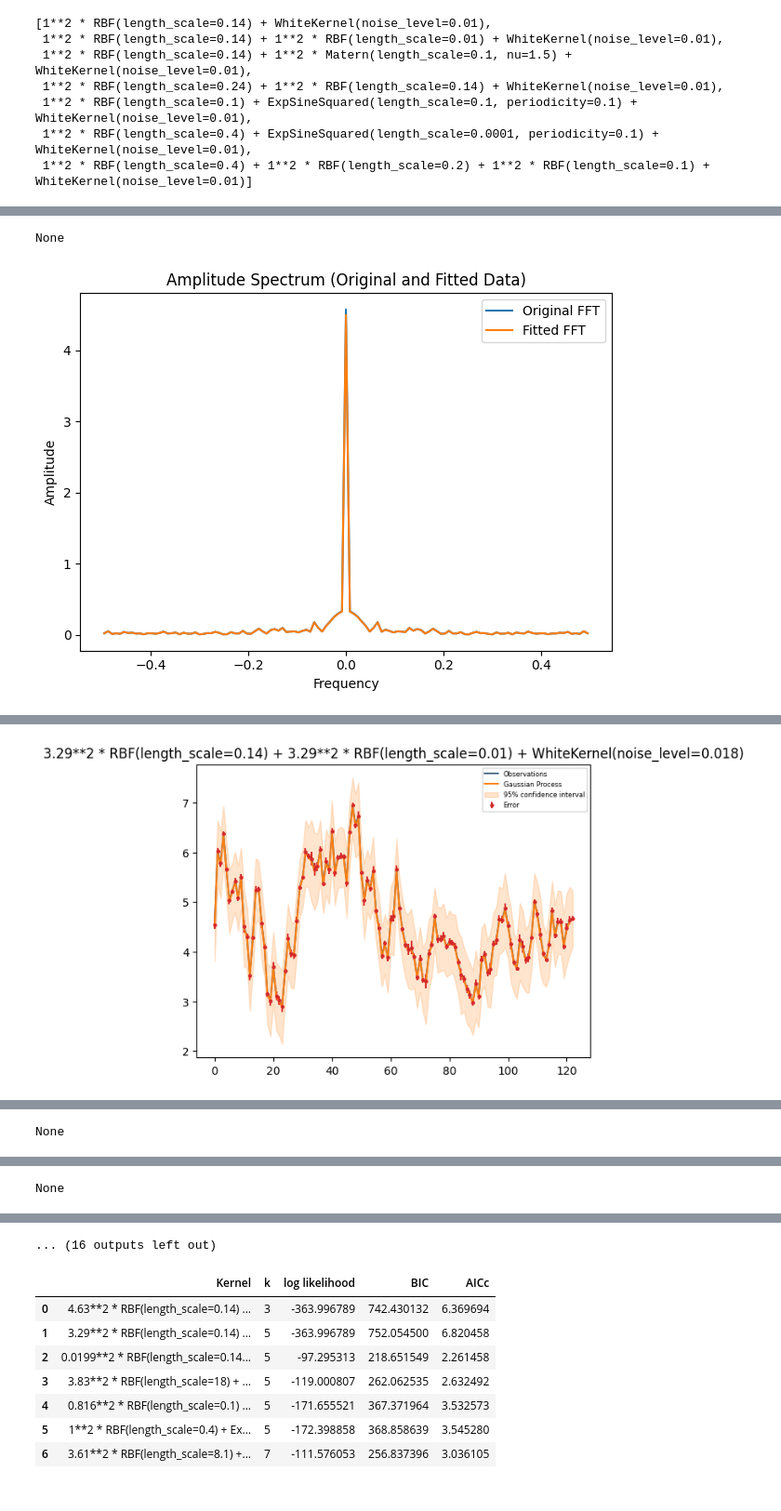
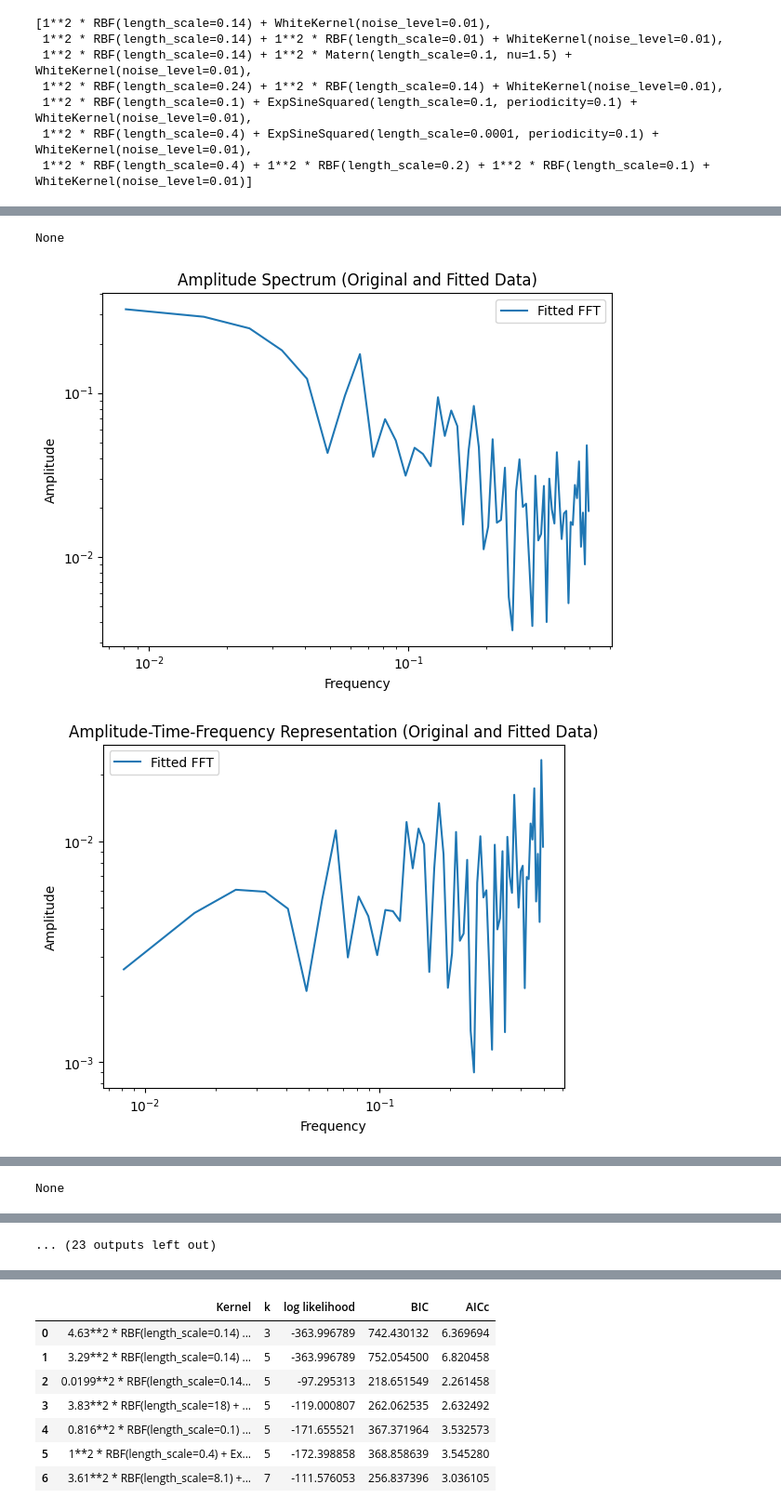
Before and after one commit to puneethegde72/Weighing-supermassive-black-holes-using-Gaussian-Processes, a Jupyter notebook: Weighing_Supermasive_backhole_project_final_final.ipynb, the cells around one changed output, grey strips where cells are left out. Shown at 93% size. Drawn from its saved outputs; the diff is of its cells as text; code cells hidden in the pictures.

```diff
--- a/Weighing_Supermasive_backhole_project_final_final.ipynb
+++ b/Weighing_Supermasive_backhole_project_final_final.ipynb
@@ -112,14 +112,15 @@ def compute_fft(t, y):
     freqs = np.fft.fftfreq(n, dt)  # Frequencies corresponding to FFT components
     fft_vals = fft(y)  # Compute FFT
 
-    # Shift the FFT output to center the zero frequency component
-    fft_vals_shifted = np.fft.fftshift(fft_vals)
-    freqs_shifted = np.fft.fftshift(freqs)
+    # Keep only positive frequencies (excluding zero) and corresponding FFT values
+    positive_nonzero_freq_indices = np.where((freqs > 0) & (fft_vals != 0))
+    freqs_positive_nonzero = freqs[positive_nonzero_freq_indices]
+    fft_vals_positive_nonzero = fft_vals[positive_nonzero_freq_indices]
 
-    amplitude = np.abs(fft_vals_shifted) / n
-    phase = np.angle(fft_vals_shifted)
+    amplitude = np.abs(fft_vals_positive_nonzero) / n
+    phase = np.angle(fft_vals_positive_nonzero)
 
-    return freqs_shifted, amplitude, phase
+    return freqs_positive_nonzero, amplitude, phase
 # %%
   # Data files
 data_files = ['fvar_soft_dt1000_ob1.dat', 'fvar_soft_dt1000_ob2.dat', 'fvar_soft_dt1000_ob3.dat',
@@ -162,38 +163,54 @@ for i, kernel in enumerate(kernels):
 
 
   # Perform FFT analysis for the original data
-  positive_freqs, amplitude_original, _ = compute_fft(t, y)
+ # positive_freqs, amplitude_original, _ = compute_fft(t, y)
   fig, b1 = plt.subplots()
-  b1.plot(positive_freqs, amplitude_original, label='Original FFT')
+  #b1.plot(positive_freqs, amplitude_original, label='Original FFT')
 
   # Calculate the FFT of the Gaussian Process fitted curve (y_pred)
   positive_freqs_fitted, amplitude_fitted, _ = compute_fft(t, y_pred.flatten())
-  b1.plot(positive_freqs_fitted, amplitude_fitted, label='Fitted FFT')
+  b1.plot(positive_freqs_fitted, amplitude_fitted, label='gaussian value Fitted FFT')
+  plt.xscale('log')  # Set x-axis to logarithmic scale
+  plt.yscale('log')  # Set y-axis to logarithmic scale
   b1.set_title('Amplitude Spectrum (Original and Fitted Data)')
   b1.set_xlabel('Frequency')
   b1.set_ylabel('Amplitude')
   b1.legend()
 
   plt.tight_layout()
   plt.show()
+
+  plt.figure()
+
+  # Plot the amplitude-time-frequency representation with logarithmic y-axis
+  plt.plot(positive_freqs_fitted, (positive_freqs_fitted*amplitude_fitted), label='gaussian value Fitted FFT')
+  plt.xscale('log')
+  plt.yscale('log')  # Set y-axis to logarithmic scale
+  plt.title('Amplitude-Time-Frequency Representation (Original and Fitted Data)')
+  plt.xlabel('Frequency')
+  plt.ylabel('Amplitude')
+  plt.legend()
+
+  plt.show()
 # %% [output]
 kernals: 1**2 * RBF(length_scale=0.14) + WhiteKernel(noise_level=0.01)
 Number of training data points: 123
 final values of the kernals are: 4.63**2 * RBF(length_scale=0.14) + WhiteKernel(noise_level=0.299)
 log_likelihood= -363.99678927591077
 training datapoint 123
 K 3
 a= 727.9935785518215
 aa= 14.436553066117252
 Bayesian Information Criterion (BIC): 742.4301316179387
 AIC= 733.9935785518215
 (2 * k * (k + 1))= 24
 (n - k - 1)= 119
 Corrected Akaike Information Criterion (AICc): 6.369693937410265
 starting
 [figure]
 None
-[figure, old version]
+[figure, new version]
+[figure, new version]
 kernals: 1**2 * RBF(length_scale=0.14) + 1**2 * RBF(length_scale=0.01) + WhiteKernel(noise_level=0.01)
 Number of training data points: 123
 final values of the kernals are: 3.29**2 * RBF(length_scale=0.14) + 3.29**2 * RBF(length_scale=0.01) + WhiteKernel(noise_level=0.018)
@@ -208,4 +225,3 @@ AIC= 737.9935785528031
 (n - k - 1)= 117
 Corrected Akaike Information Criterion (AICc): 6.8204579363487445
 starting
-[figure, old version]
@@ -229 +247 @@ starting
-None
+... (23 outputs left out)
@@ -231,4 +248,3 @@ None
-... (16 outputs left out)
 # %%
 Result_Table_box1.to_csv("gp_Result_Table_box1.csv")
 Result_Table_box1
```
Also changed, not shown: parts of 9 cells of this notebook.
